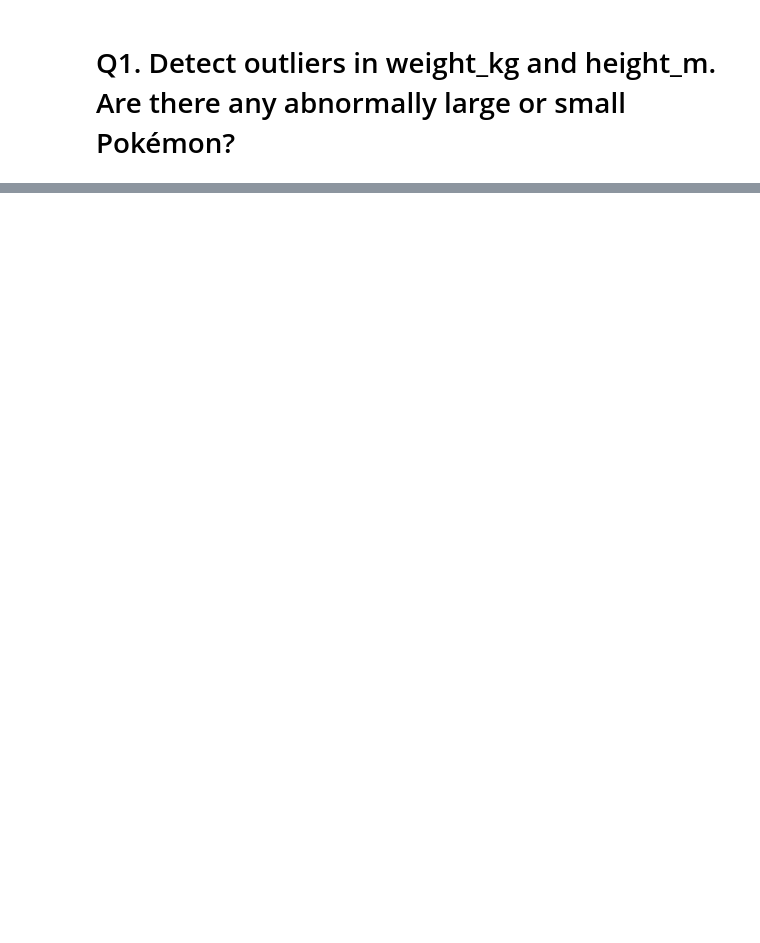
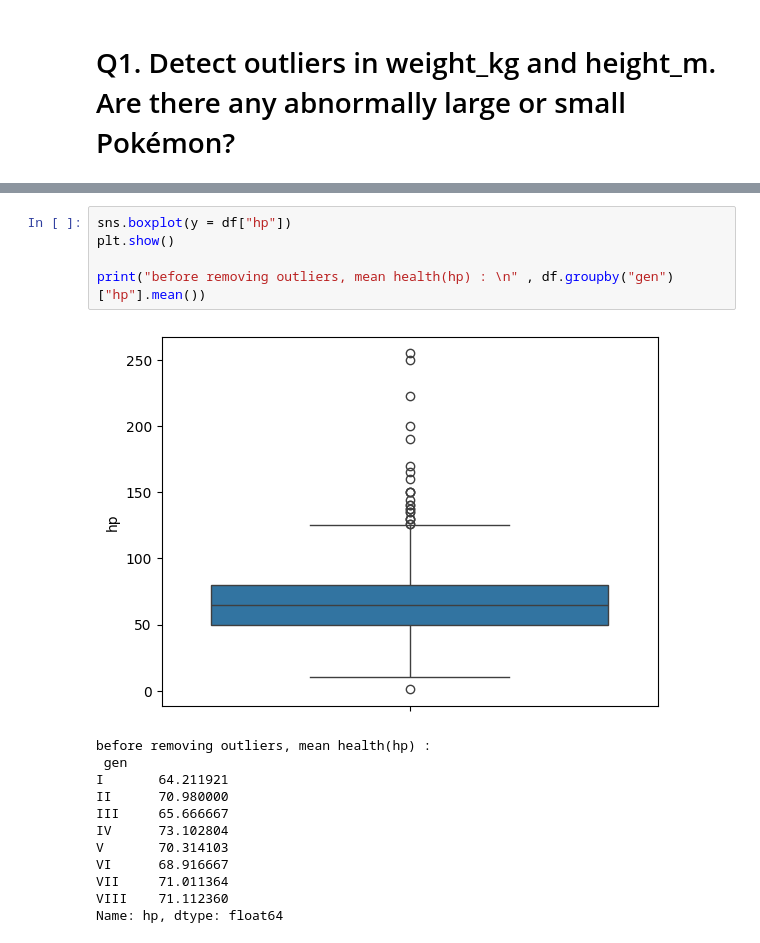
Before and after one commit to HegdeShreyas14/DAV_ML, a Jupyter notebook: Week2.ipynb, the cells around one changed output, grey strips where cells are left out. Drawn from its saved outputs; the diff is of its cells as text; blank space fills up the shorter version.

```diff
--- a/Week2.ipynb
+++ b/Week2.ipynb
@@ -70,0 +157,18 @@ Outliers based on weight:
+# %%
+sns.boxplot(y = df["hp"])
+plt.show()
+
+print("before removing outliers, mean health(hp) : \n" , df.groupby("gen")["hp"].mean())
+# %% [output]
+[figure, added]
+before removing outliers, mean health(hp) :
+ gen
+I       64.211921
+II      70.980000
+III     65.666667
+IV      73.102804
+V       70.314103
+VI      68.916667
+VII     71.011364
+VIII    71.112360
+Name: hp, dtype: float64
```
Also changed, not shown: parts of 27 cells of this notebook.
